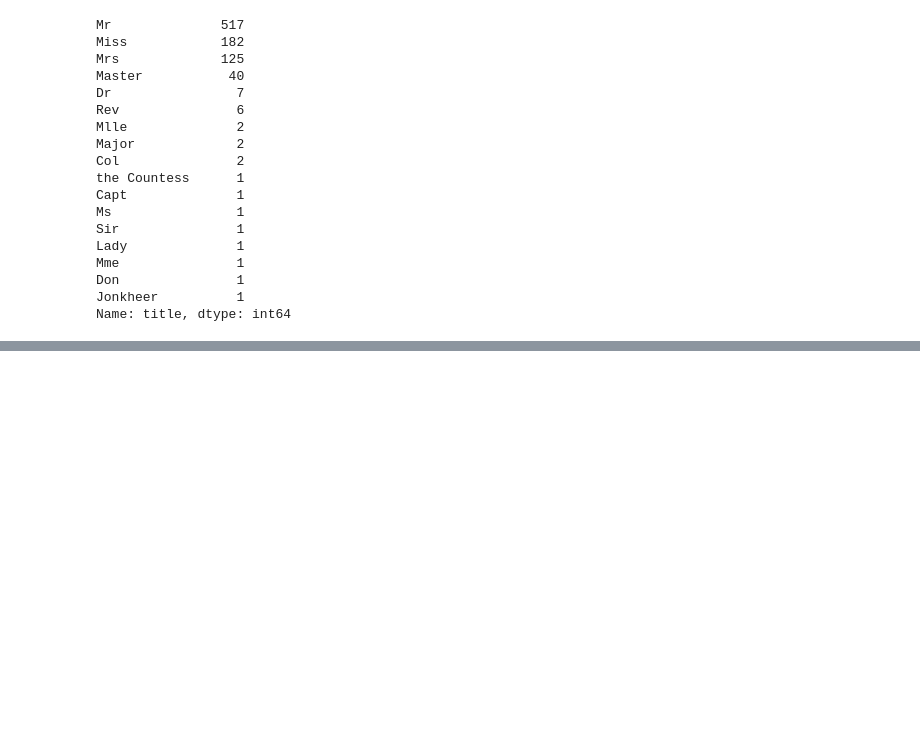
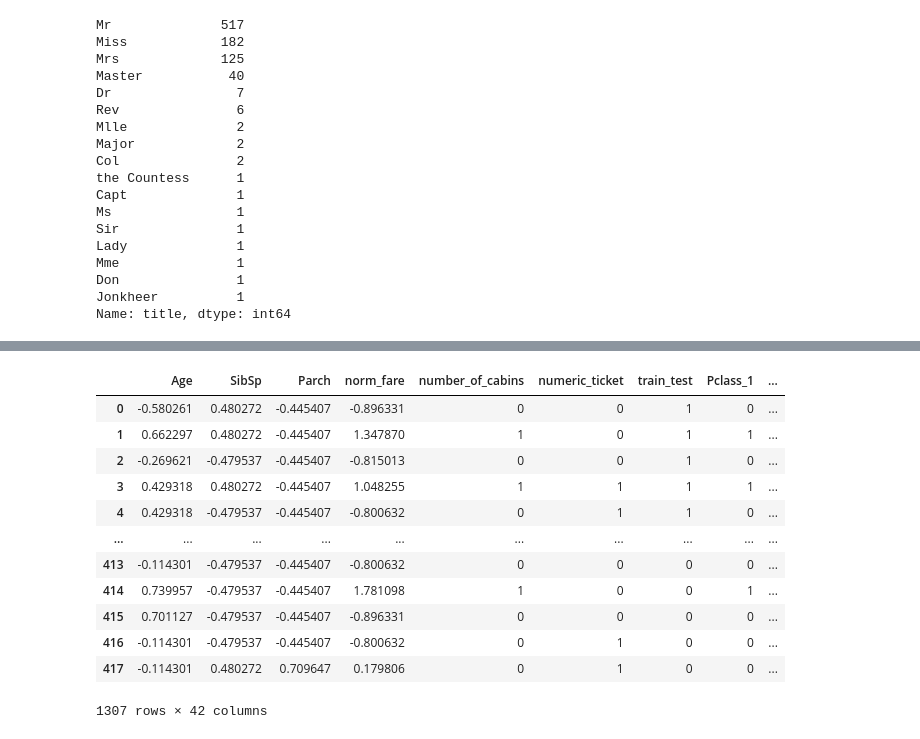
Before and after one commit to benpalay/TitanicSE, a Jupyter notebook: draft1.ipynb, the cells around one changed output, grey strips where cells are left out. Saved outputs shown, nothing was run; the diff lists cells and outputs as text; code cells hidden in the pictures; blank space fills up the shorter version.

```diff
--- a/draft1.ipynb
+++ b/draft1.ipynb
@@ -250,0 +295,31 @@ Name: title, dtype: int64
+# %%
+# Standardize features by removing the mean and scaling to unit variance.
+# The standard score of a sample x is calculated as:z = (x - u) / s
+#where u is the mean of the training samples or zero if with_mean=False, and s is the standard deviation of the training samples or one if with_std=False. [information is from https://scikit-learn.org/stable/modules/generated/sklearn.preprocessing.StandardScaler.html]
+
+from sklearn.preprocessing import StandardScaler
+scale = StandardScaler()
+
+all_dummies_scaled = all_dummies.copy()
+all_dummies_scaled[['Age','SibSp','Parch','norm_fare']]= scale.fit_transform(all_dummies_scaled[['Age','SibSp','Parch','norm_fare']])
+
+
+X_train_scaled = all_dummies_scaled[all_dummies_scaled.train_test == 1].drop(['train_test'], axis =1)
+X_test_scaled = all_dummies_scaled[all_dummies_scaled.train_test == 0].drop(['train_test'], axis =1)
+
+y_train = all_data[all_data.train_test==1].Survived
+all_dummies_scaled
+# %% [output]
+|  | Age | SibSp | Parch | norm_fare | number_of_cabins | numeric_ticket | train_test | Pclass_1 | ... |
+| 0 | -0.580261 | 0.480272 | -0.445407 | -0.896331 | 0 | 0 | 1 | 0 | ... |
+| 1 | 0.662297 | 0.480272 | -0.445407 | 1.347870 | 1 | 0 | 1 | 1 | ... |
+| 2 | -0.269621 | -0.479537 | -0.445407 | -0.815013 | 0 | 0 | 1 | 0 | ... |
+| 3 | 0.429318 | 0.480272 | -0.445407 | 1.048255 | 1 | 1 | 1 | 1 | ... |
+| 4 | 0.429318 | -0.479537 | -0.445407 | -0.800632 | 0 | 1 | 1 | 0 | ... |
+| ... | ... | ... | ... | ... | ... | ... | ... | ... | ... |
+| 413 | -0.114301 | -0.479537 | -0.445407 | -0.800632 | 0 | 0 | 0 | 0 | ... |
+| 414 | 0.739957 | -0.479537 | -0.445407 | 1.781098 | 1 | 0 | 0 | 1 | ... |
+| 415 | 0.701127 | -0.479537 | -0.445407 | -0.896331 | 0 | 0 | 0 | 0 | ... |
+| 416 | -0.114301 | -0.479537 | -0.445407 | -0.800632 | 0 | 1 | 0 | 0 | ... |
+| 417 | -0.114301 | 0.480272 | 0.709647 | 0.179806 | 0 | 1 | 0 | 0 | ... |
+1307 rows × 42 columns
```
Also changed, not shown: parts of 4 cells of this notebook.
